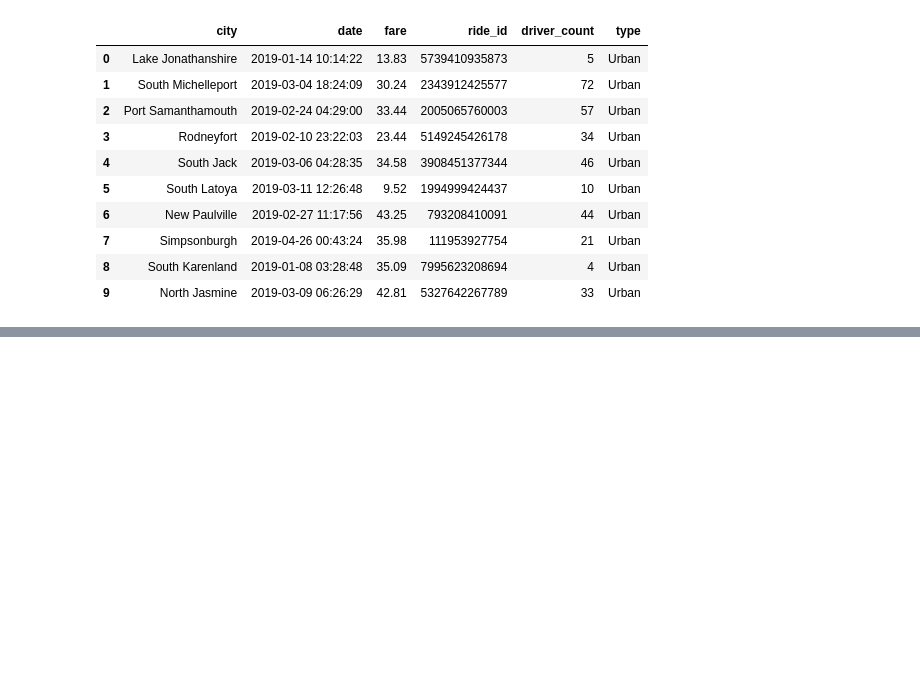
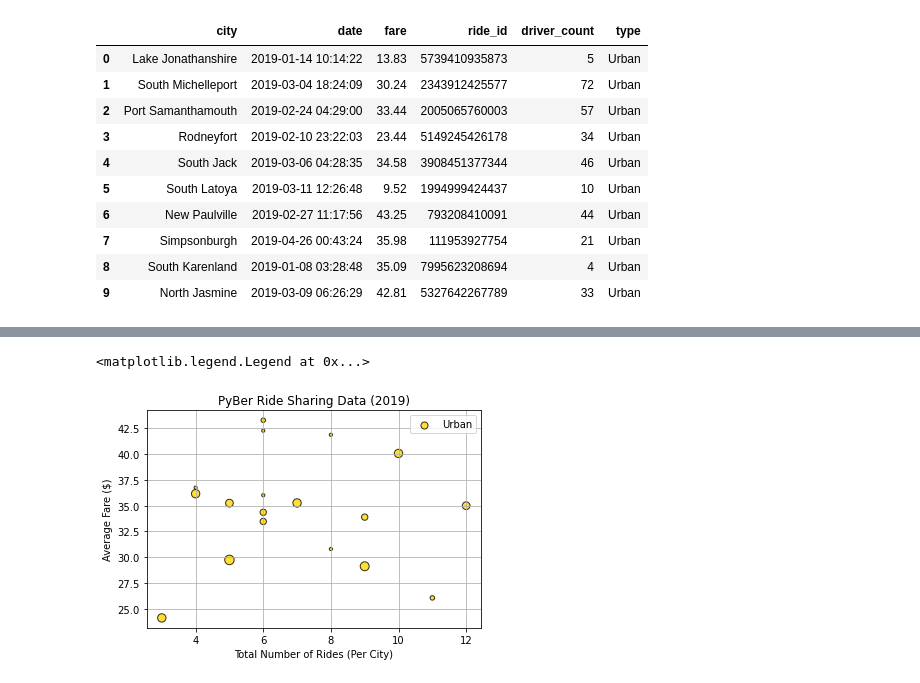
Before and after one commit to neccher/PyBer_Analysis, a Jupyter notebook: PyBer.ipynb, the cells around one changed output, grey strips where cells are left out. Saved outputs shown, nothing was run; the diff lists cells and outputs as text; code cells hidden in the pictures; blank space fills up the shorter version.

```diff
--- a/PyBer.ipynb
+++ b/PyBer.ipynb
@@ -105,0 +208,11 @@ pyber_data_df.head(10)
+# %%
+#Build scatter plot for rural cities
+plt.scatter(rural_ride_count, rural_avg_fare, s=rural_driver_count*10,c="gold", edgecolor="black", linewidths=1, alpha=.8, label="Urban")
+plt.title("PyBer Ride Sharing Data (2019)")
+plt.xlabel("Total Number of Rides (Per City)")
+plt.ylabel("Average Fare ($)")
+plt.grid(True)
+plt.legend()
+# %% [output]
+<matplotlib.legend.Legend at 0x...>
+[figure, added]
```
Also changed, not shown: parts of 11 cells of this notebook, 1 other file.
